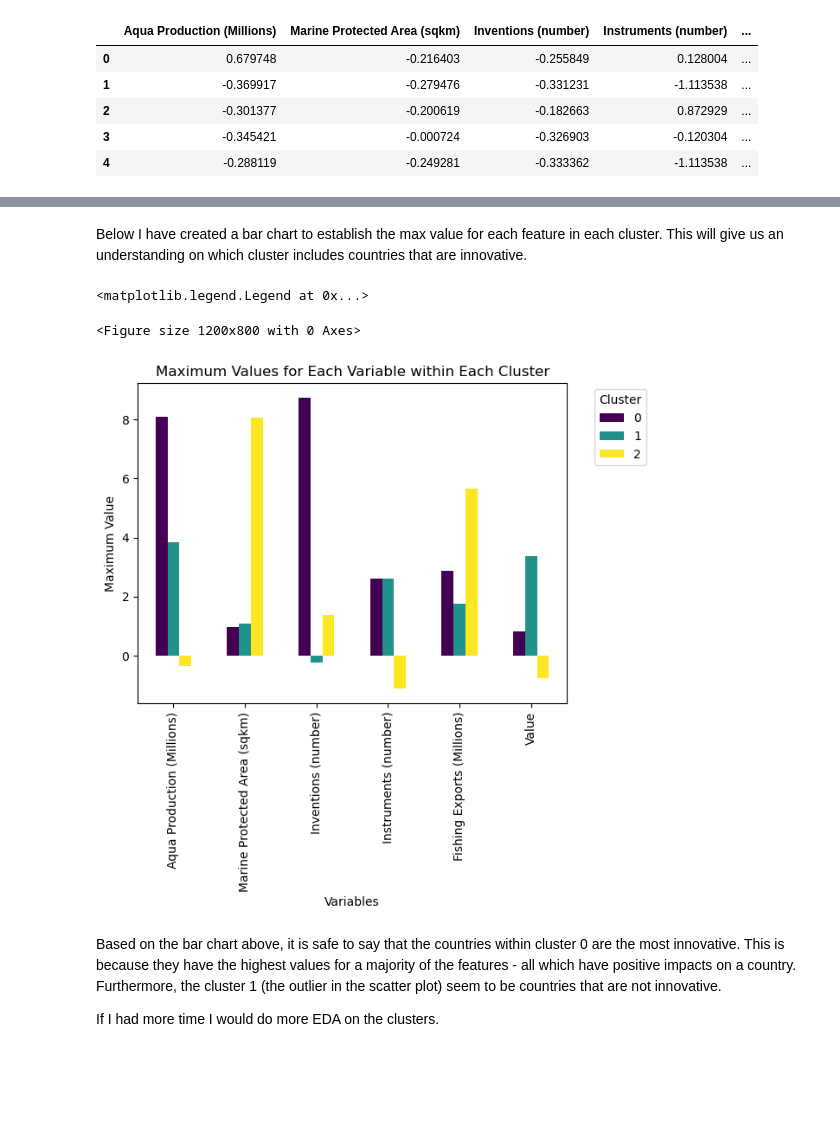
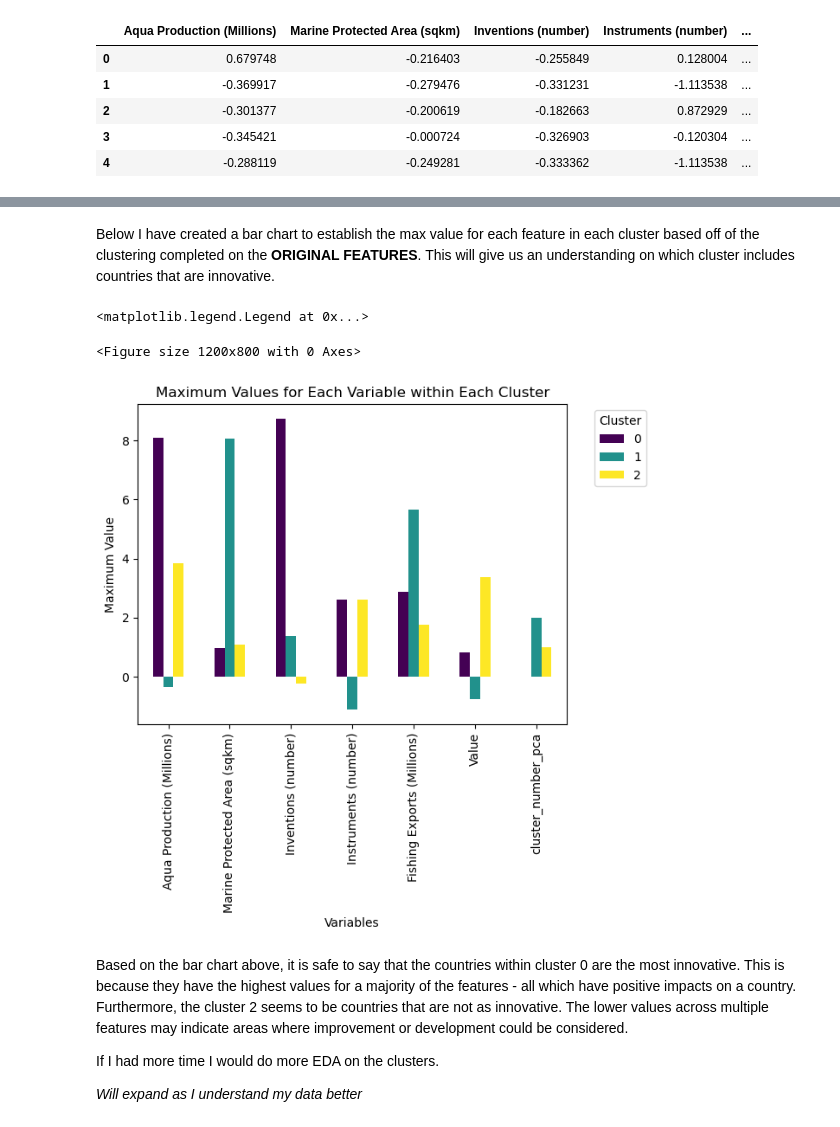
Before and after one commit to anly501/dsan-5000-project-kendallgilbert180, a Jupyter notebook: dsan-website/5000-website/clustering.ipynb, the cells around one changed output, grey strips where cells are left out. Saved outputs shown, nothing was run; the diff lists cells and outputs as text; code cells hidden in the pictures; blank space fills up the shorter version.

```diff
--- a/dsan-website/5000-website/clustering.ipynb
+++ b/dsan-website/5000-website/clustering.ipynb
@@ -427,9 +427,9 @@ This clustering analysis enhanced my understanding on my data set. Clustering ha
 Below is a table describing the clusters for each feature.
 # %%
 #| code-fold: true
-columns_to_exclude = ['PCA1', 'PCA2', 'Clusters_f']
+columns_to_exclude = ['PCA1', 'PCA2']
 data_for_clustering = data_standardized.drop(columns=columns_to_exclude)
-clustered_data = data_for_clustering.groupby('cluster_number_pca')
+clustered_data = data_for_clustering.groupby('Clusters_f')
 cluster_describe = clustered_data.describe()
 cluster_describe
 # %% [output]
@@ -442,21 +442,22 @@ cluster_describe
 # %% [markdown]
-Below I have created a bar chart to establish the max value for each feature in each cluster. This will give us an understanding on which cluster includes countries that are innovative.
+Below I have created a bar chart to establish the max value for each feature in each cluster based off of the clustering completed on the **ORIGINAL FEATURES**. This will give us an understanding on which cluster includes countries that are innovative.
 # %%
 #| code-fold: true
-columns_to_exclude = ['PCA1', 'PCA2', 'Clusters_f']
-max_values = cluster_describe.drop(columns=columns_to_exclude).xs('max', level=1, axis=1)
+max_values = cluster_describe.xs('max', level=1, axis=1)
 max_values = max_values.T
 plt.figure(figsize=(12, 8))
 max_values.plot(kind='bar', colormap='viridis')
 plt.title('Maximum Values for Each Variable within Each Cluster')
 plt.xlabel('Variables')
 plt.ylabel('Maximum Value')
 plt.legend(title='Cluster', bbox_to_anchor=(1.05, 1), loc='upper left')
 # %% [output]
 <matplotlib.legend.Legend at 0x...>
 <Figure size 1200x800 with 0 Axes>
-[figure, old version]
+[figure, new version]
 # %% [markdown]
-Based on the bar chart above, it is safe to say that the countries within cluster 0 are the most innovative. This is because they have the highest values for a majority of the features - all which have positive impacts on a country. Furthermore, the cluster 1 (the outlier in the scatter plot) seem to be countries that are not innovative.
+Based on the bar chart above, it is safe to say that the countries within cluster 0 are the most innovative. This is because they have the highest values for a majority of the features - all which have positive impacts on a country. Furthermore, the cluster 2 seems to be countries that are not as innovative. The lower values across multiple features may indicate areas where improvement or development could be considered.
 
 If I had more time I would do more EDA on the clusters.
+
+*Will expand as I understand my data better*
```
Also changed, not shown: parts of 3 cells of this notebook, 20 other files.
